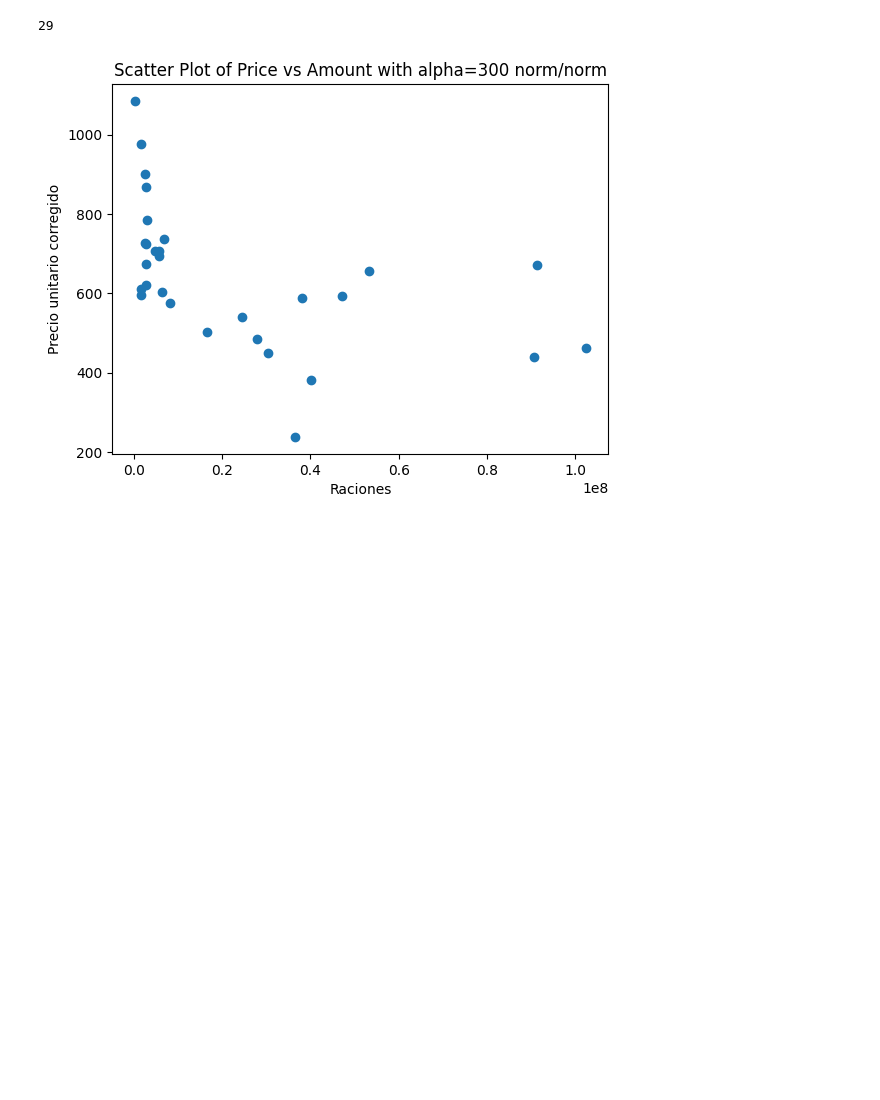
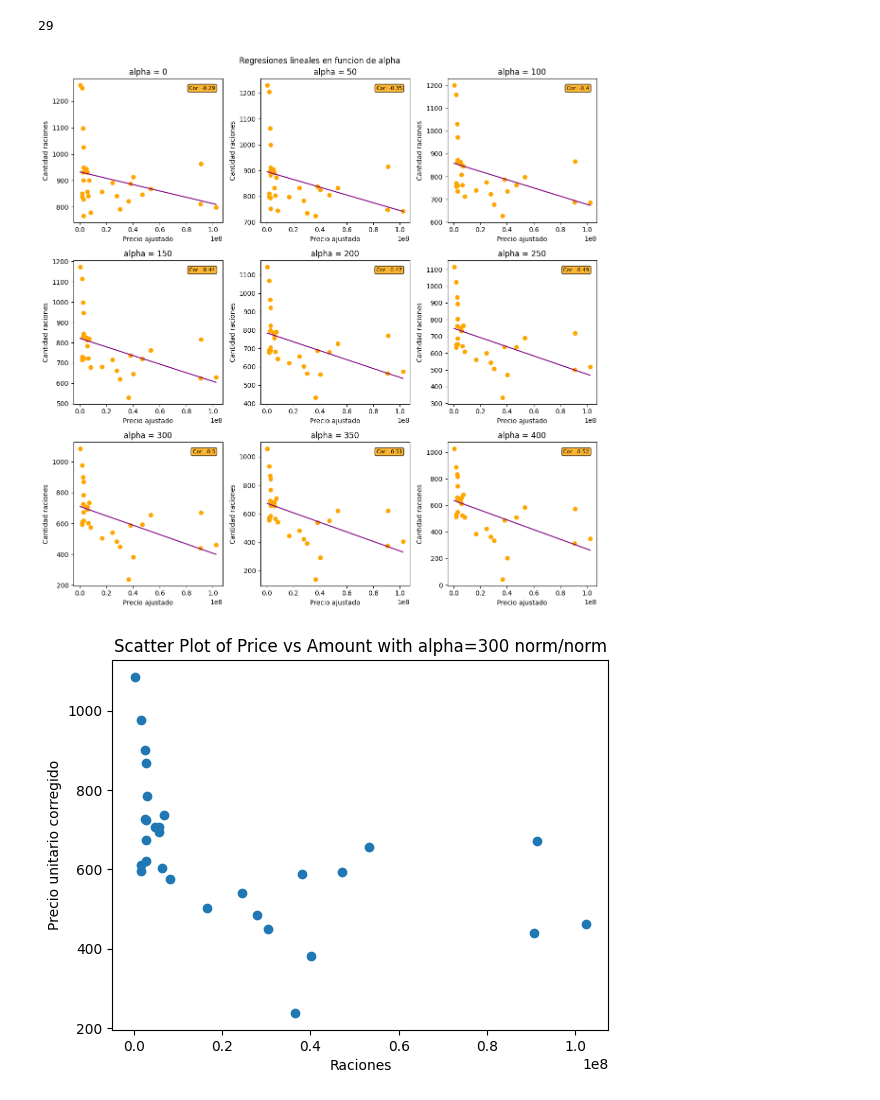
Before and after one commit to rbenatuilv/Junaeb-IMT-Capstone, a Jupyter notebook: costs_analysis_2019.ipynb, the cells around one changed output. Saved outputs shown, nothing was run; the diff lists cells and outputs as text; code cells hidden in the pictures; blank space fills up the shorter version.

Commit message:
correlation and alpha

```diff
--- a/costs_analysis_2019.ipynb
+++ b/costs_analysis_2019.ipynb
@@ -416,6 +424,46 @@ True
 len(data_sum_x_ut)
 # %% [output]
 29
+# %%
+from itertools import product
+
+lista = [0, 1, 2]
+combinations = list(product(lista, lista))
+
+fig, ax = plt.subplots(3, 3, figsize=(12, 12))
+x = np.linspace(min(data_sum_x_ut['raciones_sum']), max(data_sum_x_ut['raciones_sum']), 100)
+plt.suptitle('Regresiones lineales en funcion de alpha')
+
+for i, graph in enumerate(combinations):
+
+    # Crear la variable respuesta con alpha correspondiente
+    alpha = 50 * i
+    data_sum_x_ut[f'pagado_ajustado_{alpha}'] = (data_sum_x_ut['pagado_sum'] - alpha * data_sum_x_ut['value']) / data_sum_x_ut['raciones_sum']
+
+    # Modelo de regresión
+    modelo = smf.ols(f'pagado_ajustado_{alpha} ~ raciones_sum', data=data_sum_x_ut).fit()
+    b = modelo.params['Intercept']
+    m = modelo.params['raciones_sum']
+    y = m * x + b
+
+    # ejes
+    eje = ax[graph[0], graph[1]]
+    eje.scatter(data_sum_x_ut['raciones_sum'], data_sum_x_ut[f'pagado_ajustado_{alpha}'], color='orange')
+    eje.plot(x, y, color='purple')
+    eje.set_title(f'alpha = {50 * i}')
+    eje.set_xlabel('Precio ajustado')
+    eje.set_ylabel('Cantidad raciones')
+
+    # Correlacion
+    corr = data_sum_x_ut['raciones_sum'].corr(data_sum_x_ut[f'pagado_ajustado_{alpha}'])
+    label = f'Cor: {round(corr, 2)}'
+    eje.text(0.95, 0.95, label, transform=eje.transAxes, ha='right', va='top', bbox=dict(
+                                boxstyle='round',facecolor='orange', alpha=0.8), fontsize=8)
+
+plt.tight_layout()
+plt.show()
+# %% [output]
+[figure, added]
 # %%
 alpha = 300
 data_sum_x_ut['pagado_ajustado'] = (data_sum_x_ut['pagado_sum'] - alpha*data_sum_x_ut['value'])/data_sum_x_ut['raciones_sum']
```
Also changed, not shown: parts of 17 cells of this notebook, 3 other files.
